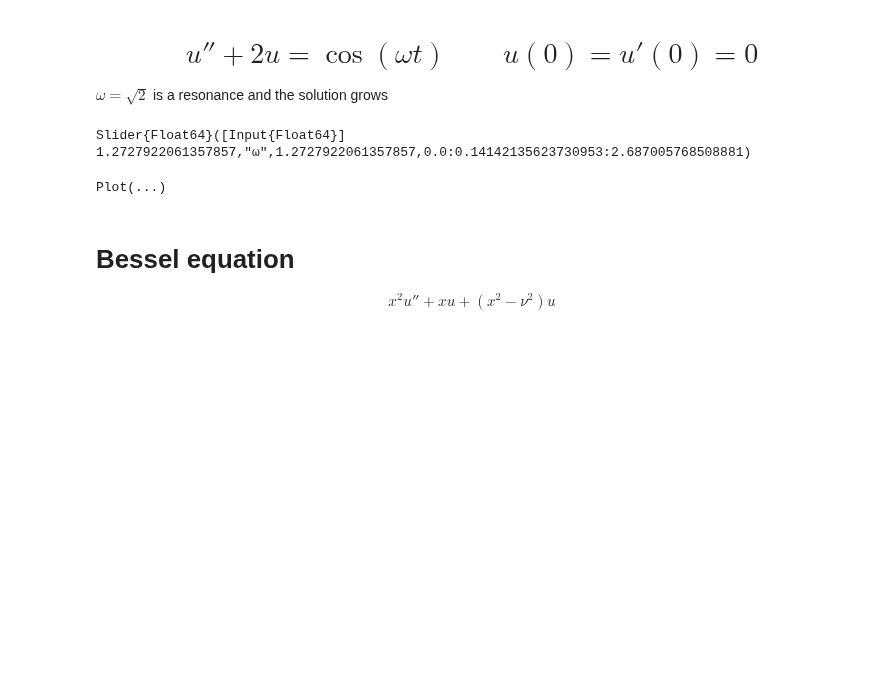
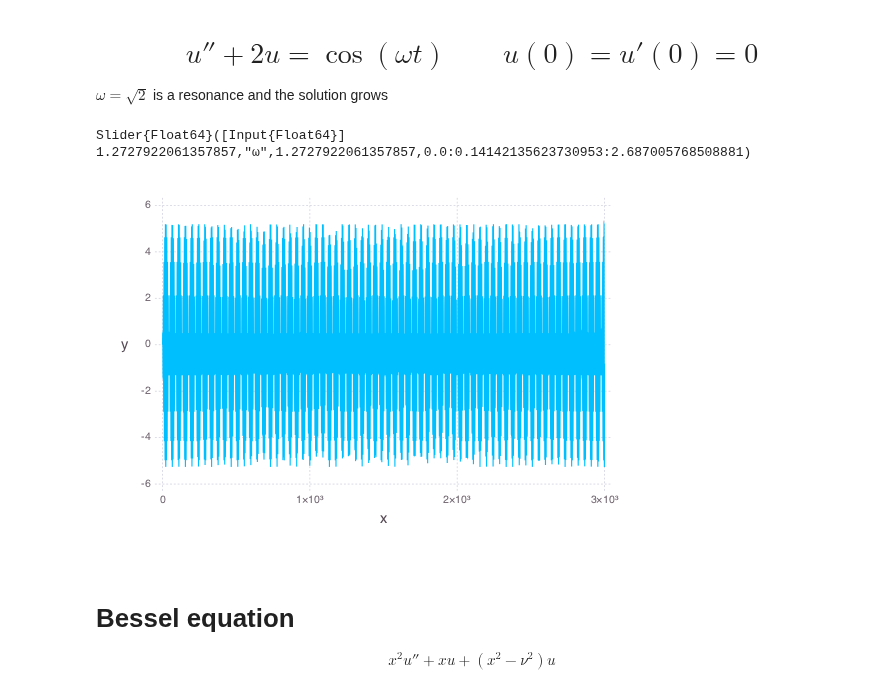
Before and after one commit to JuliaApproximation/ApproxFun.jl, a Jupyter notebook: examples/Manipulate ODEs and PDEs.ipynb, the cells around one changed output. Saved outputs shown, nothing was run; the diff lists cells and outputs as text; code cells hidden in the pictures; blank space fills up the shorter version.

```diff
--- a/examples/Manipulate ODEs and PDEs.ipynb
+++ b/examples/Manipulate ODEs and PDEs.ipynb
@@ -5,20 +5,20 @@ using ApproxFun, Interact
 # $$u'' + 2u = \cos(\omega t)\qquad u(0)=u'(0)=0$$
 $\omega=\sqrt 2$ is a resonance and the solution grows
 # %%
-t=Fun(identity,[0.,4000.])
+t=Fun(identity,[0.,3000.])
 S=space(t)
 D=Derivative(S)
 B=[ldirichlet(),lneumann()]
 
 L=D^2+2I  # our differential operator
 
 @manipulate for ω=0.:.1sqrt(2):2sqrt(2)
     u=[B,L]\[0.,0.,cos(ω*t)]
     ApproxFun.plot(u)
 end
 # %% [output]
 Slider{Float64}([Input{Float64}] 1.2727922061357857,"ω",1.2727922061357857,0.0:0.14142135623730953:2.687005768508881)
-Plot(...)
+[figure, added]
 # %% [markdown]
 # Bessel equation
 $$x^2 u'' + x u + (x^2 - \nu^2)u$$
```
Also changed, not shown: parts of 8 cells of this notebook, 7 other files.
